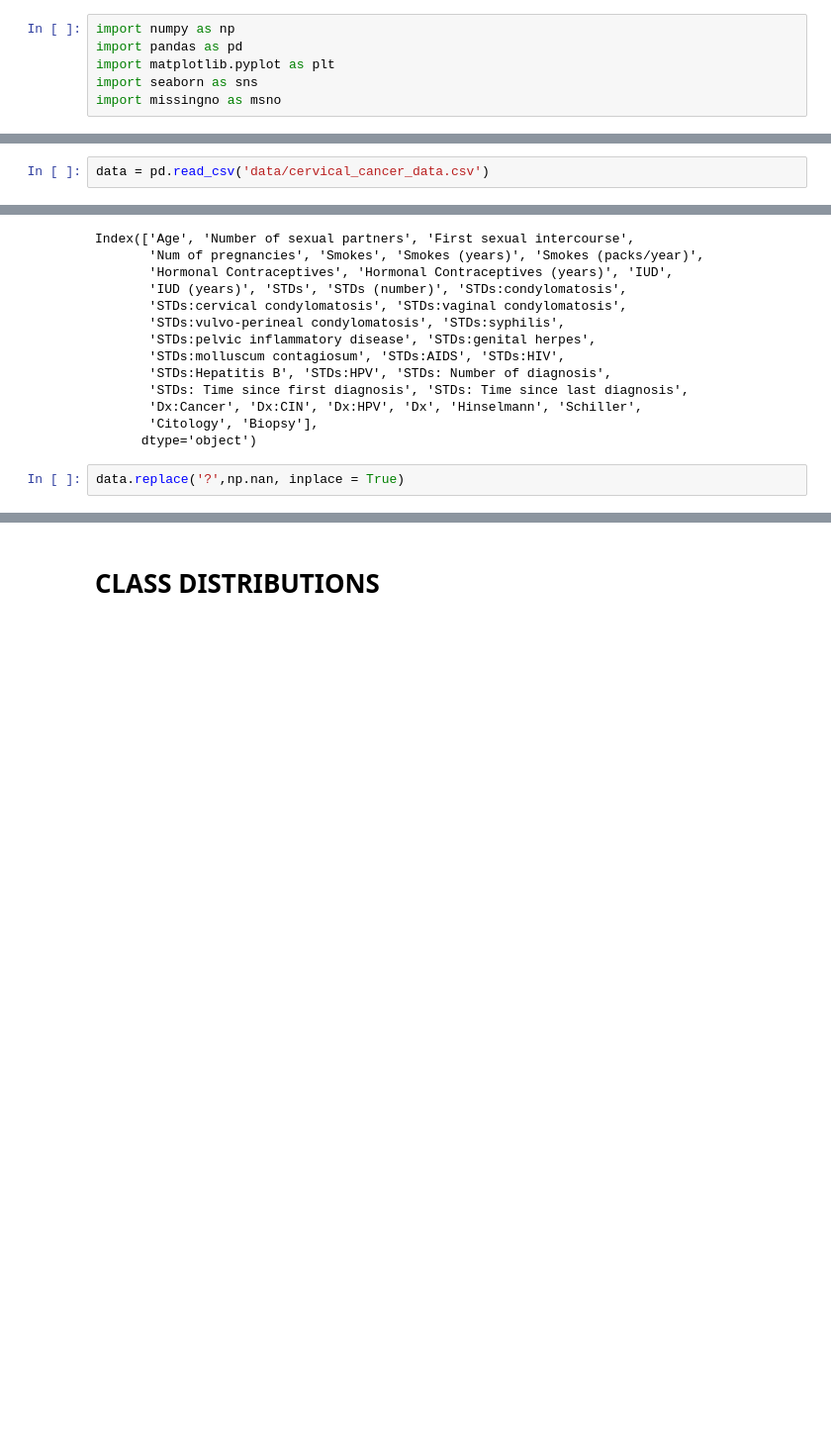
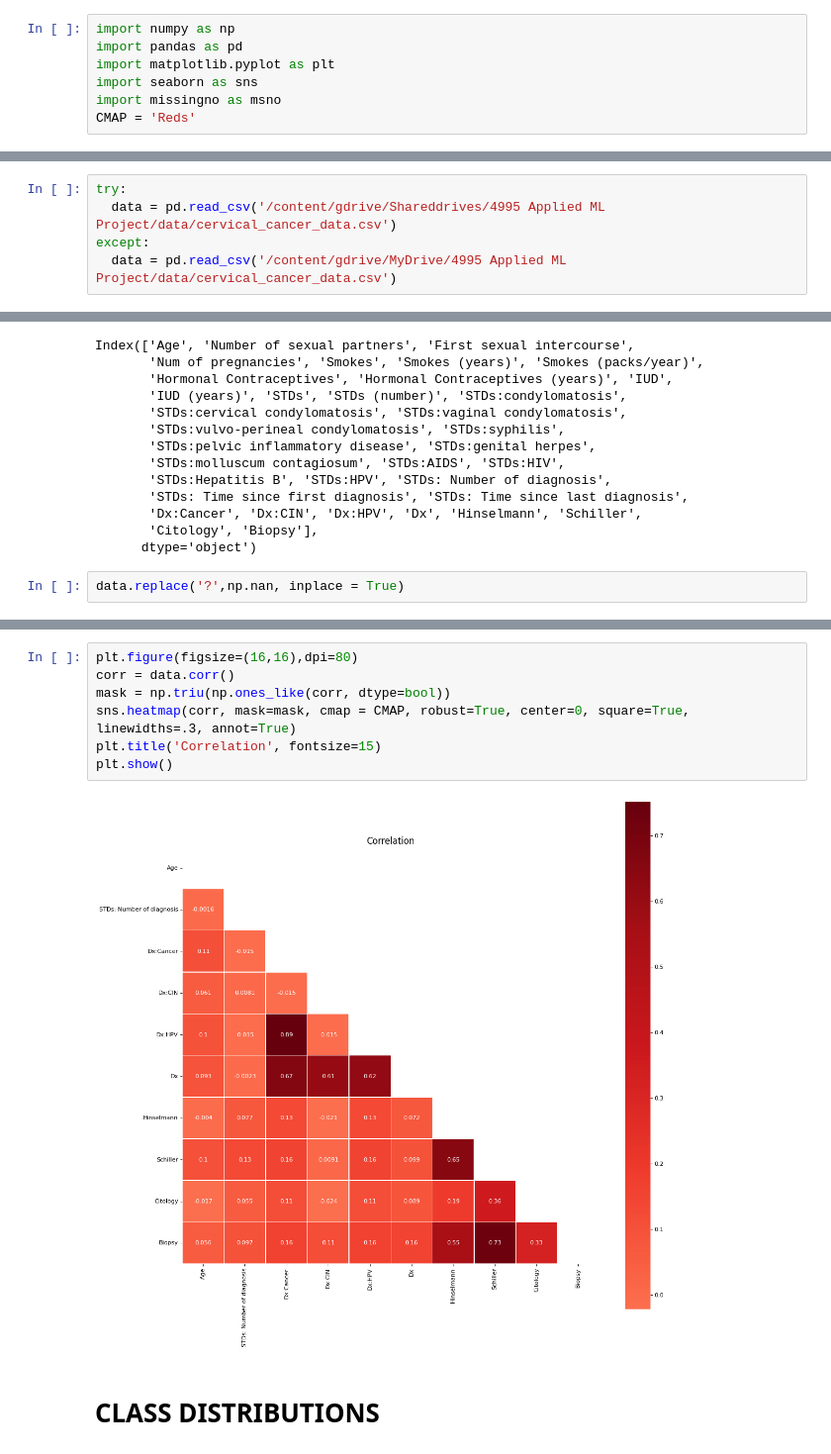
Before and after one commit to Shruti-Kaushal/Constructing-Risk-Profiles-for-Cervical-Cancer, a Jupyter notebook: Exploratory Analysis and Visualization.ipynb, the cells around one changed output, grey strips where cells are left out. Shown at 99% size. Saved outputs shown, nothing was run; the diff lists cells and outputs as text; blank space fills up the shorter version.

```diff
--- a/Exploratory Analysis and Visualization.ipynb
+++ b/Exploratory Analysis and Visualization.ipynb
@@ -4,3 +4,4 @@ import pandas as pd
 import matplotlib.pyplot as plt
 import seaborn as sns
 import missingno as msno
+CMAP = 'Reds'
@@ -7,2 +14,5 @@ import missingno as msno
 # %%
-data = pd.read_csv('data/cervical_cancer_data.csv')
+try:
+  data = pd.read_csv('/content/gdrive/Shareddrives/4995 Applied ML Project/data/cervical_cancer_data.csv')
+except:
+  data = pd.read_csv('/content/gdrive/MyDrive/4995 Applied ML Project/data/cervical_cancer_data.csv')
@@ -31,3 +77,12 @@ data_x = data.iloc[:,:-4]
+# %%
+plt.figure(figsize=(16,16),dpi=80)
+corr = data.corr()
+mask = np.triu(np.ones_like(corr, dtype=bool))
+sns.heatmap(corr, mask=mask, cmap = CMAP, robust=True, center=0, square=True, linewidths=.3, annot=True)
+plt.title('Correlation', fontsize=15)
+plt.show()
+# %% [output]
+[figure, added]
 # %% [markdown]
 # CLASS DISTRIBUTIONS
 # %% [markdown]
```
Also changed, not shown: parts of 88 cells of this notebook.
